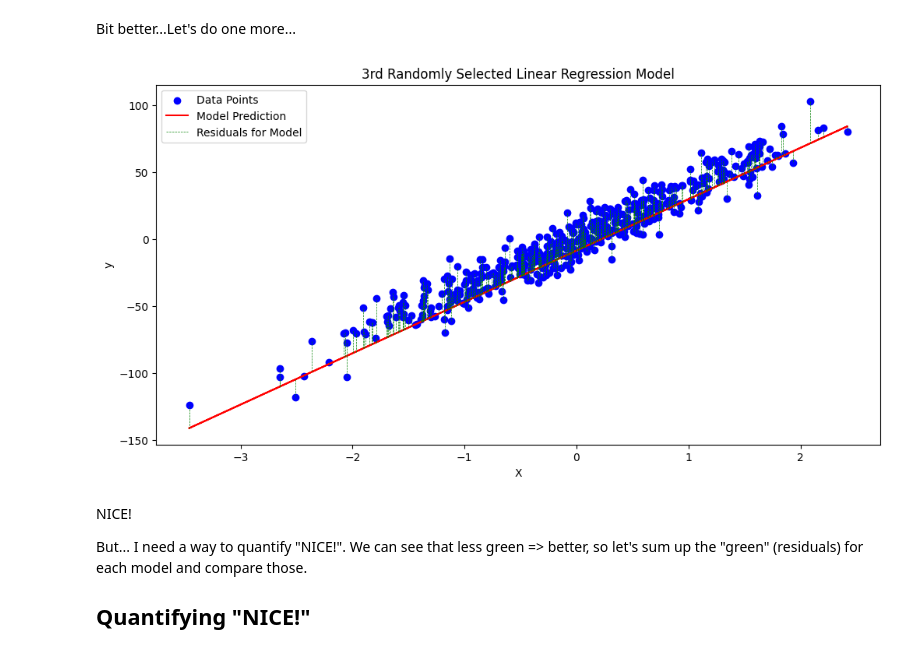
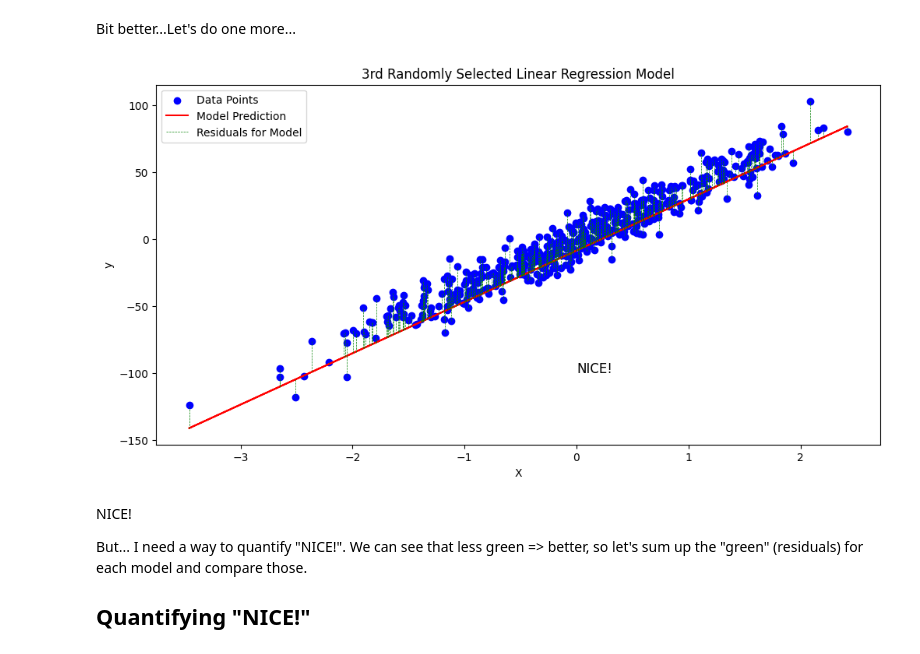
Before and after one commit to bethgross/developing-intuition, a Jupyter notebook: linear_regression.ipynb, the cells around one changed output. Cells and saved outputs as stored; diff of their text form; code cells hidden in the pictures.

```diff
--- a/linear_regression.ipynb
+++ b/linear_regression.ipynb
@@ -259,29 +251,30 @@ plt.show()
 # %% [markdown]
 Bit better...Let's do one more...
 # %%
-random.seed(667)  #45. All too high: 14. Best: 667
+random.seed(667)
 
 # pick a random model
 rand_mod = random.randint(0, num_models)
 
 # Generate the predicted y values based on the model that we randomly selected
 df['y_pred3'] = models.iloc[rand_mod]['intercepts'] + models.iloc[rand_mod]['slopes'] * df['X']
 
 # Calculate the residuals
 df['residuals3'] = df['y'] - df['y_pred3']
 
 # plot the model line, the data points, and the residuals
 plt.figure(figsize=(12, 6))
 plt.scatter(df['X'], df['y'], color='blue', label='Data Points')
 plt.plot(df['X'], df['y_pred3'], color='red', label='Model Prediction')
 plt.vlines(df['X'], df['y_pred3'], df['y'], color='green', linestyle='dashed', linewidth=0.5, label=f'Residuals for Model')
 plt.xlabel('X')
+plt.text(0, -100, "NICE!", fontsize=12)
 plt.ylabel('y')
 plt.title(f'3rd Randomly Selected Linear Regression Model')
 plt.legend()
 plt.show()
 # %% [output]
-[figure, old version]
+[figure, new version]
 # %% [markdown]
 NICE!
 
```
Also changed, not shown: parts of 10 cells of this notebook.
